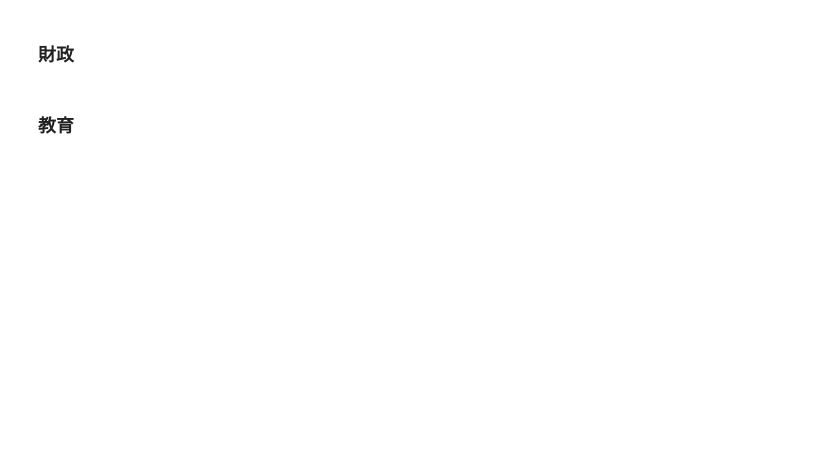
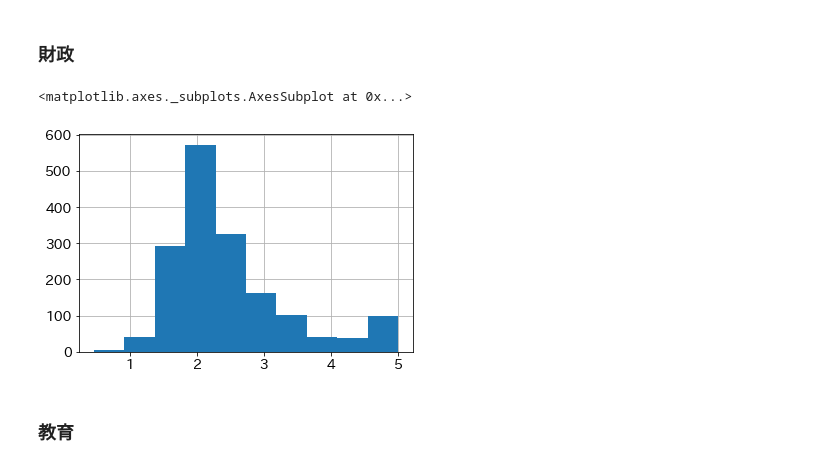
Before and after one commit to yumehara/hackday_2022, a Jupyter notebook: notebooks/all_city_score.ipynb, the cells around one changed output. Saved outputs shown, nothing was run; the diff lists cells and outputs as text; code cells hidden in the pictures; blank space fills up the shorter version.

```diff
--- a/notebooks/all_city_score.ipynb
+++ b/notebooks/all_city_score.ipynb
@@ -138,7 +180,17 @@ df_city_all['老年化指数'] = df_city_all['老年人口'] / df_city_all['年
 # %% [markdown]
 ### 財政
 # %%
-df_city_all['人口一人当たりの歳出合計'] = df_city_all['001:歳出合計'] / df_city_all['総人口']
-df_city_all['公債費比率'] = df_city_all['023:公債費'] / df_city_all['001:歳出合計'] * 100
+df_city_feature['人口一人当たりの歳出合計'] = df_city_feature['001:歳出合計'] / df_city_feature['人口']
+df_city_feature['公債費比率'] = df_city_feature['023:公債費'] / df_city_feature['001:歳出合計'] * 100
+# %%
+score_list = [
+    normalize_score(df_city_feature, '人口一人当たりの歳出合計', True) * 0.7,
+    normalize_score(df_city_feature, '公債費比率', False) * 0.3
+]
+df_score['財政'] = normalize_score(pd.concat(score_list, axis=1).sum(axis=1, skipna=False))
+df_score['財政'].hist()
+# %% [output]
+<matplotlib.axes._subplots.AxesSubplot at 0x...>
+[figure, added]
 # %% [markdown]
 ### 教育
```
Also changed, not shown: parts of 40 cells of this notebook.
